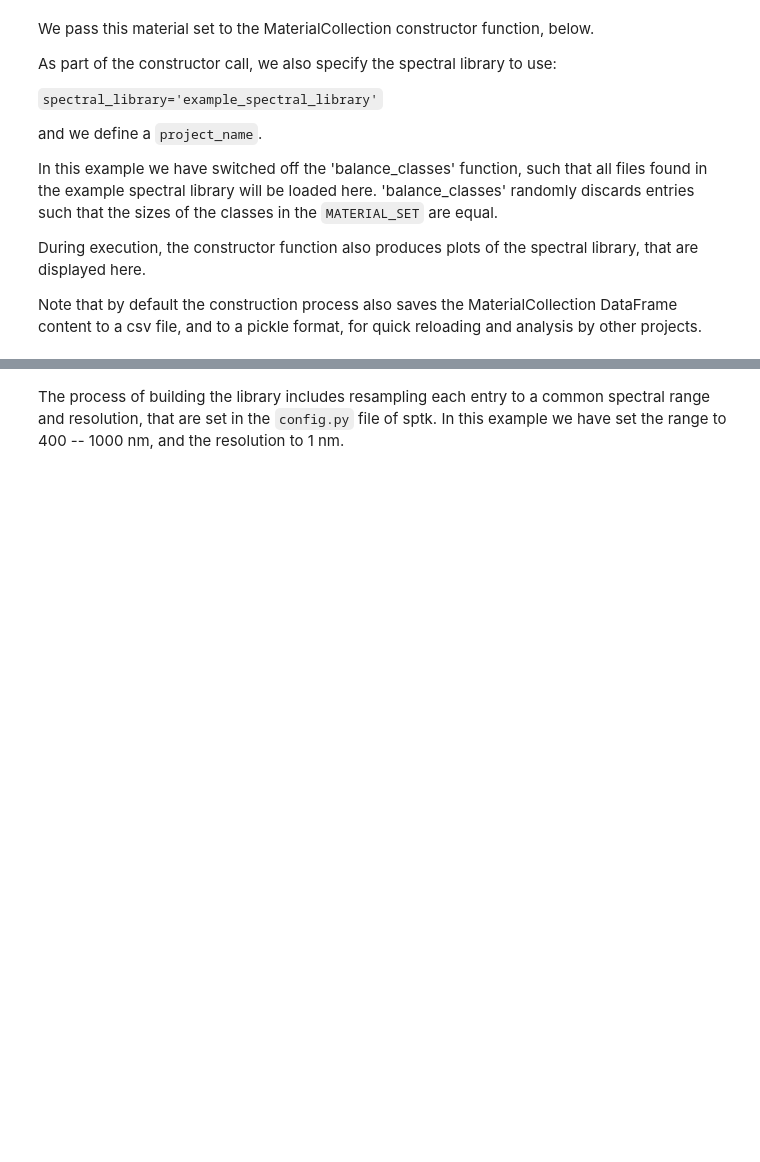
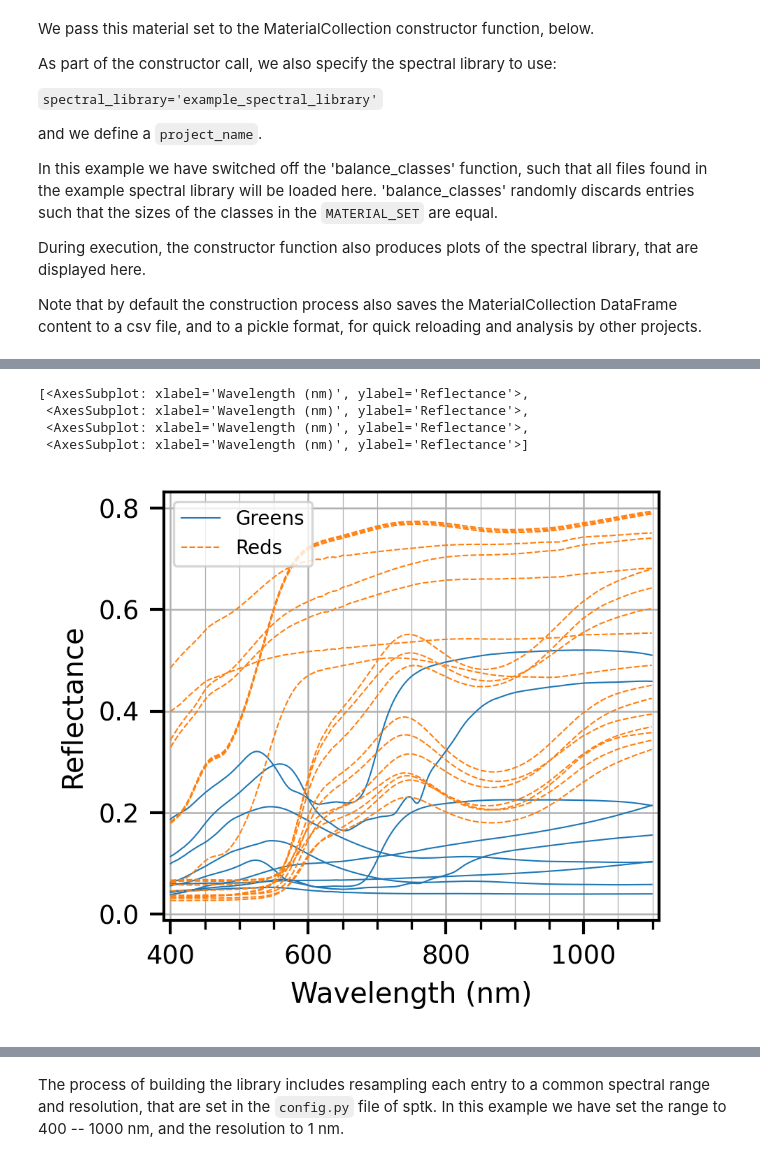
Before and after one commit to rbstabbins/sptk, a Jupyter notebook: examples/material_collection_example.ipynb, the cells around one changed output, grey strips where cells are left out. Cells and saved outputs as stored; diff of their text form; code cells hidden in the pictures; blank space fills up the shorter version.

```diff
--- a/examples/material_collection_example.ipynb
+++ b/examples/material_collection_example.ipynb
@@ -144,0 +147,8 @@ Exporting the Material Collection to CSV and Pickle formats...
+# %%
+matcol.plot_profiles(categories_only=False)
+# %% [output]
+[<AxesSubplot: xlabel='Wavelength (nm)', ylabel='Reflectance'>,
+ <AxesSubplot: xlabel='Wavelength (nm)', ylabel='Reflectance'>,
+ <AxesSubplot: xlabel='Wavelength (nm)', ylabel='Reflectance'>,
+ <AxesSubplot: xlabel='Wavelength (nm)', ylabel='Reflectance'>]
+[figure, added]
```
Also changed, not shown: parts of 6 cells of this notebook.
